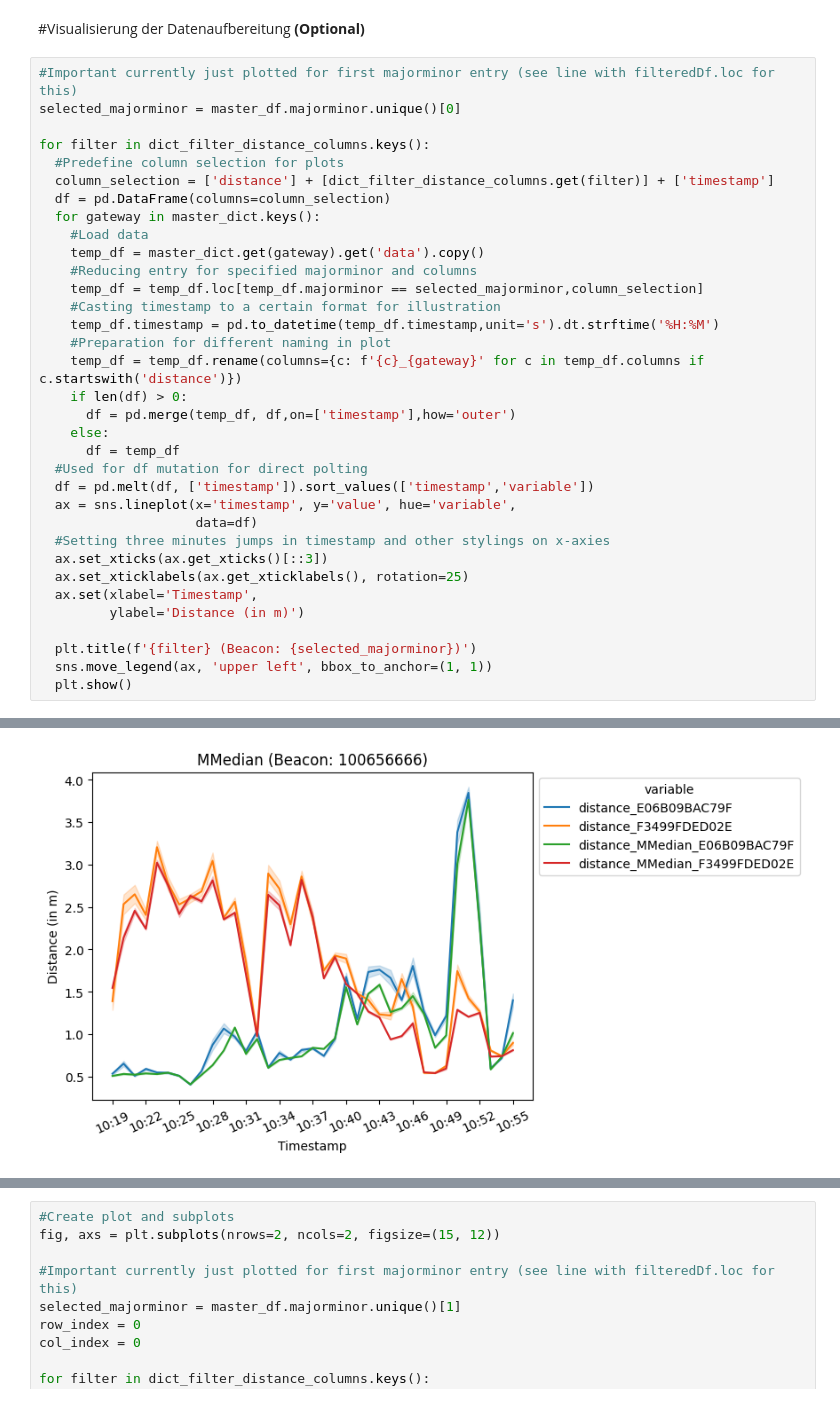
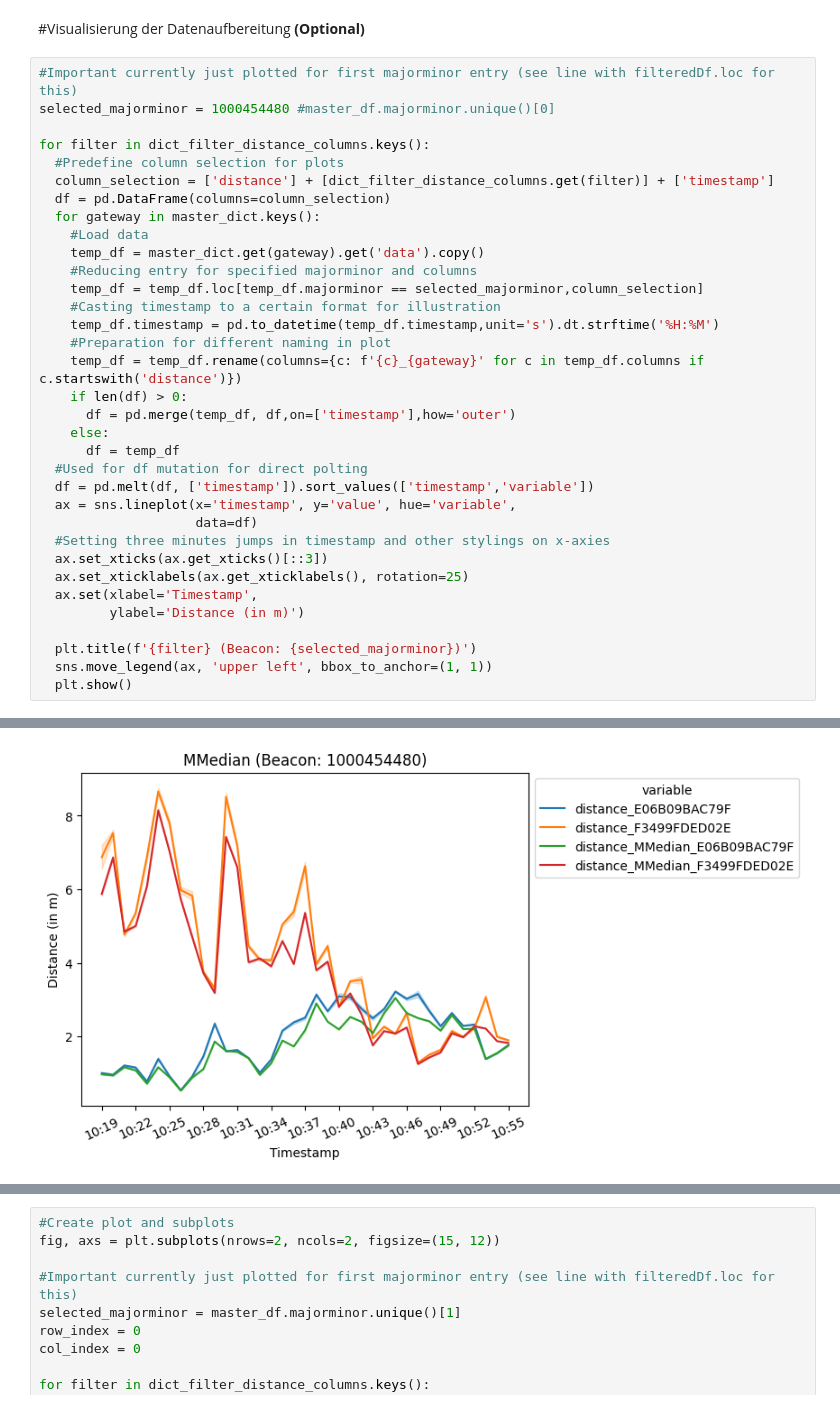
Before and after one commit to wagneced/IndoorTrackingML, a Jupyter notebook: IndoorTrackingML.ipynb, the cells around one changed output, grey strips where cells are left out. Cells and saved outputs as stored; diff of their text form.

```diff
--- a/IndoorTrackingML.ipynb
+++ b/IndoorTrackingML.ipynb
@@ -548,7 +545,7 @@ divide by zero encountered in true_divide
 #Visualisierung der Datenaufbereitung **(Optional)**
 # %%
 #Important currently just plotted for first majorminor entry (see line with filteredDf.loc for this)
-selected_majorminor = master_df.majorminor.unique()[0]
+selected_majorminor = 1000454480 #master_df.majorminor.unique()[0]
 
 for filter in dict_filter_distance_columns.keys():
   #Predefine column selection for plots
@@ -585 +582 @@ for filter in dict_filter_distance_columns.keys():
-[figure, old version]
+[figure, new version]
```
Also changed, not shown: parts of 17 cells of this notebook.
